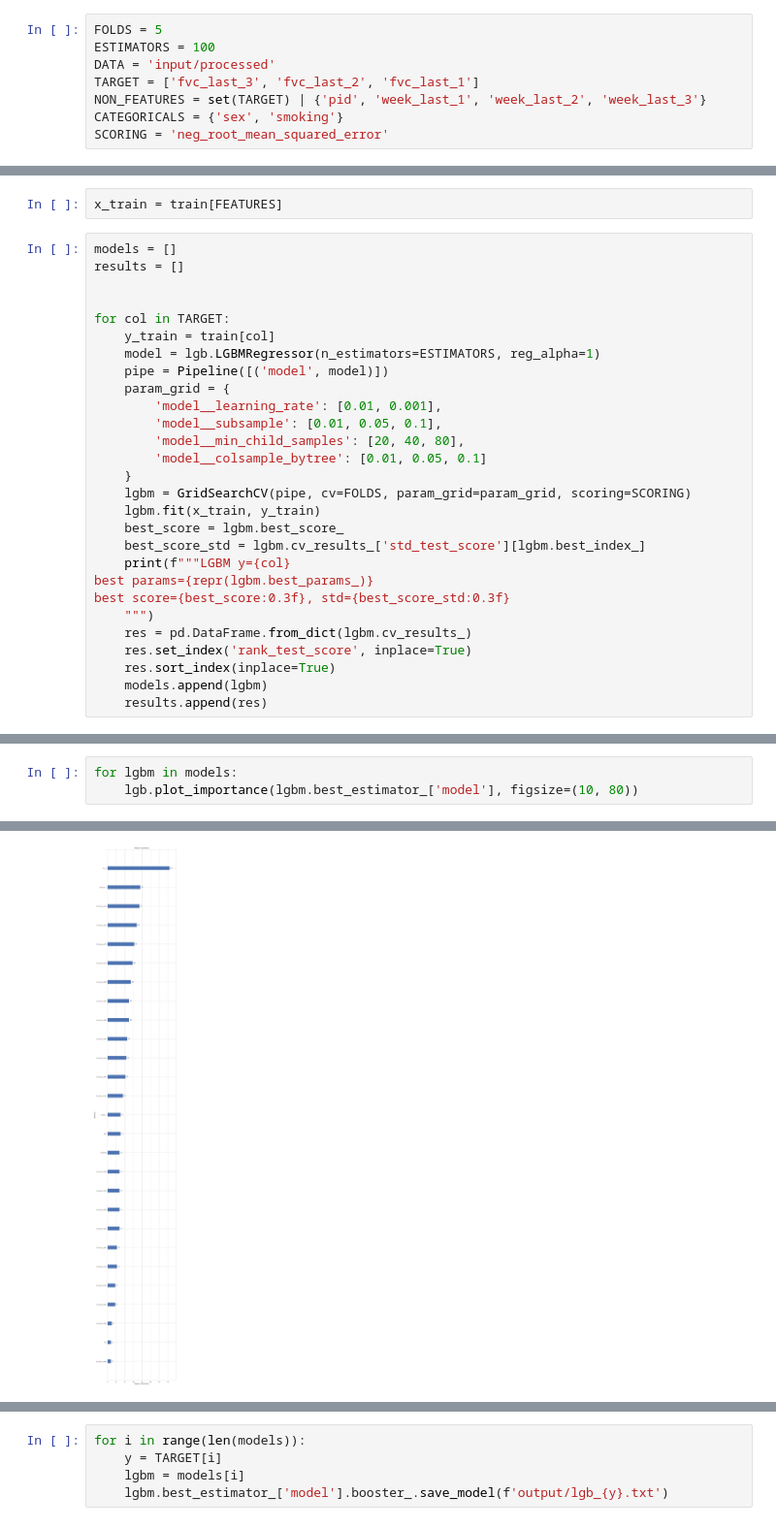
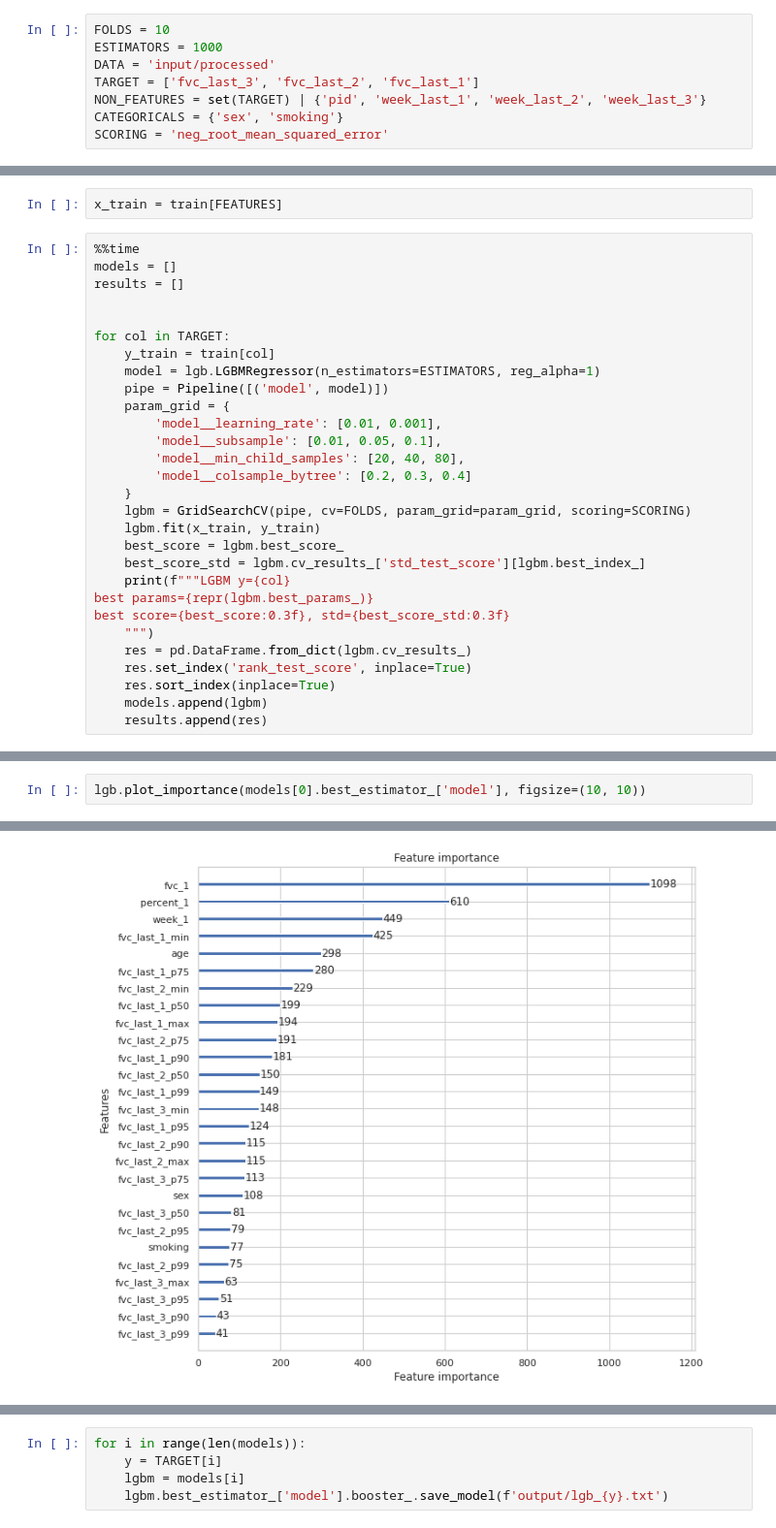
Before and after one commit to seahrh/kaggle-osic-pulmonary-fibrosis-progression, a Jupyter notebook: lgb.ipynb, the cells around one changed output, grey strips where cells are left out. Shown at 97% size. Drawn from its saved outputs; the diff is of its cells as text.

Commit message:
train lgb model on top of cv features, hps tuning

```diff
--- a/lgb.ipynb
+++ b/lgb.ipynb
@@ -32,8 +32,8 @@ Building wheels for collected packages: kaggle-rig
       Successfully uninstalled kaggle-rig-0.2.0
 Successfully installed kaggle-rig-0.2.0
 # %%
-FOLDS = 5
-ESTIMATORS = 100
+FOLDS = 10
+ESTIMATORS = 1000
 DATA = 'input/processed'
 TARGET = ['fvc_last_3', 'fvc_last_2', 'fvc_last_1']
 NON_FEATURES = set(TARGET) | {'pid', 'week_last_1', 'week_last_2', 'week_last_3'}
@@ -98,6 +98,7 @@ print(f'{len(FEATURES)} FEATURES={FEATURES}')
 # %%
 x_train = train[FEATURES]
 # %%
+%%time
 models = []
 results = []
 
@@ -110,7 +111,7 @@ for col in TARGET:
         'model__learning_rate': [0.01, 0.001],
         'model__subsample': [0.01, 0.05, 0.1],
         'model__min_child_samples': [20, 40, 80],
-        'model__colsample_bytree': [0.01, 0.05, 0.1]
+        'model__colsample_bytree': [0.2, 0.3, 0.4]
     }
     lgbm = GridSearchCV(pipe, cv=FOLDS, param_grid=param_grid, scoring=SCORING)
     lgbm.fit(x_train, y_train)
@@ -203,4 +207,3 @@ results[2].head(100)
 # %%
-for lgbm in models:
-    lgb.plot_importance(lgbm.best_estimator_['model'], figsize=(10, 80))
+lgb.plot_importance(models[0].best_estimator_['model'], figsize=(10, 10))
 # %% [output]
@@ -207 +211 @@ for lgbm in models:
-[figure, old version]
+[figure, new version]
```
Also changed, not shown: parts of 8 cells of this notebook.
